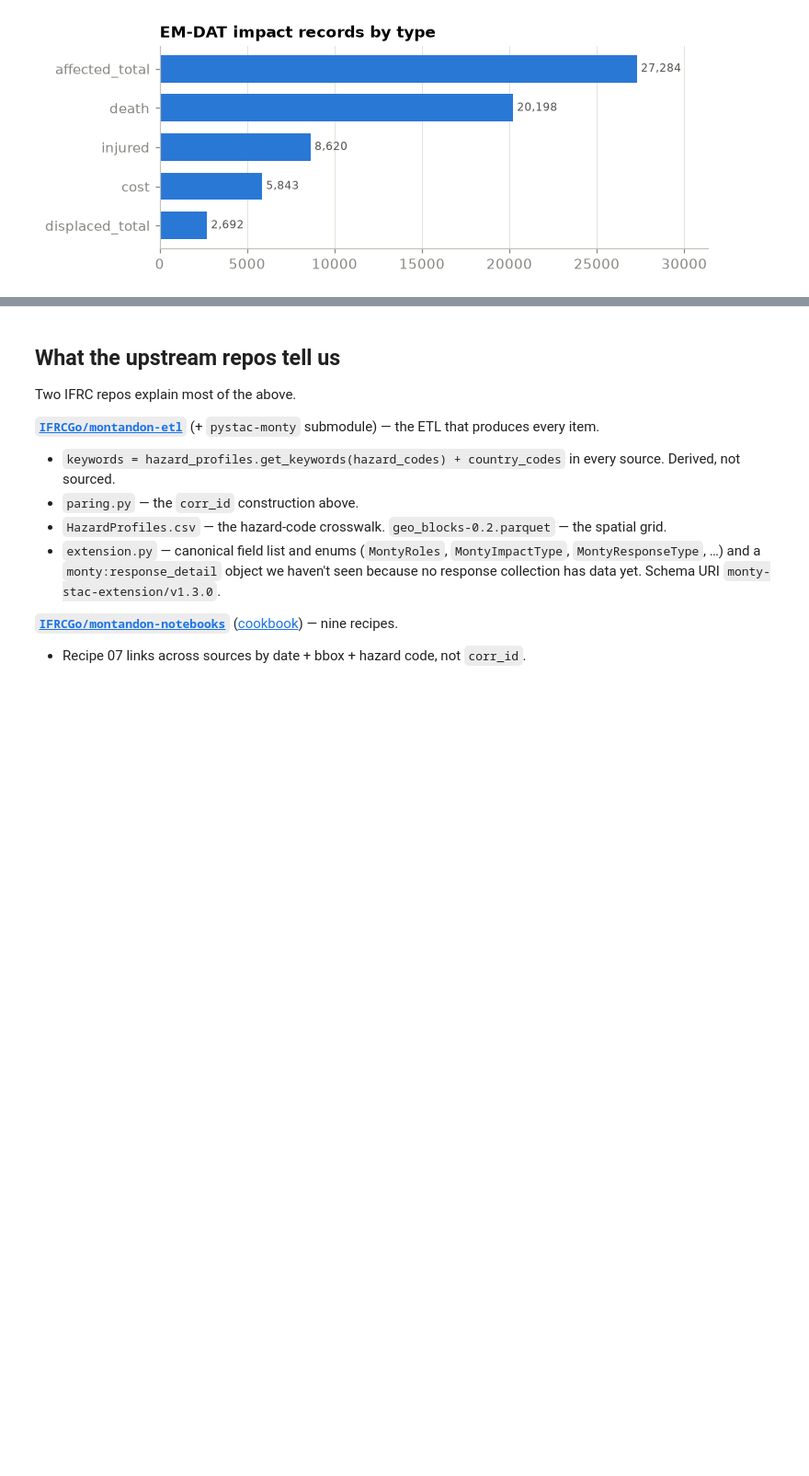
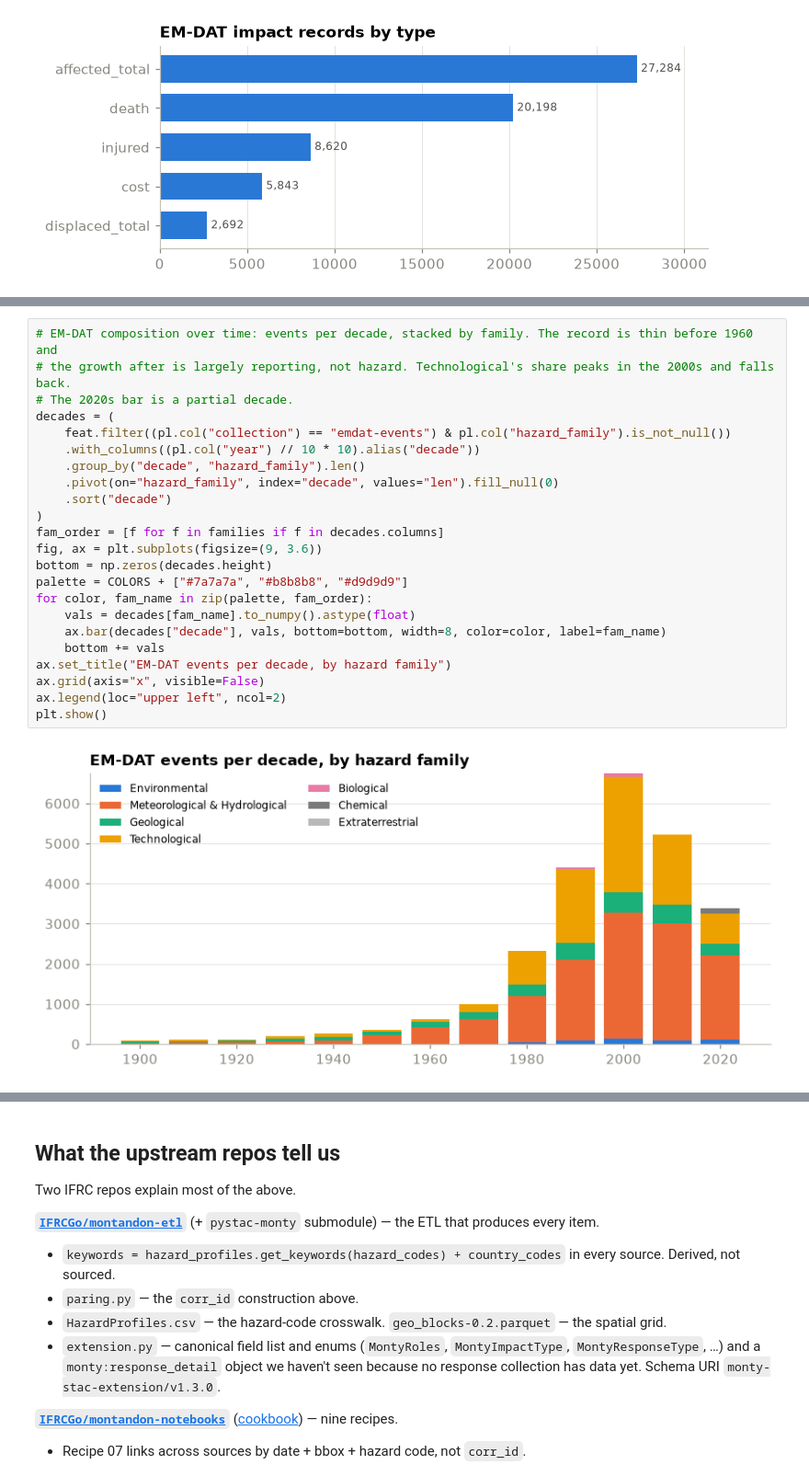
Before and after one commit to jbugli-NJ/fall-2026-group2, a Jupyter notebook: notebooks/eda_nb.ipynb, the cells around one changed output, grey strips where cells are left out. Shown at 92% size. Saved outputs shown, nothing was run; the diff lists cells and outputs as text; blank space fills up the shorter version.

```diff
--- a/notebooks/eda_nb.ipynb
+++ b/notebooks/eda_nb.ipynb
@@ -840,0 +913,25 @@ plt.show()
+# %%
+# EM-DAT composition over time: events per decade, stacked by family. The record is thin before 1960 and
+# the growth after is largely reporting, not hazard. Technological's share peaks in the 2000s and falls back.
+# The 2020s bar is a partial decade.
+decades = (
+    feat.filter((pl.col("collection") == "emdat-events") & pl.col("hazard_family").is_not_null())
+    .with_columns((pl.col("year") // 10 * 10).alias("decade"))
+    .group_by("decade", "hazard_family").len()
+    .pivot(on="hazard_family", index="decade", values="len").fill_null(0)
+    .sort("decade")
+)
+fam_order = [f for f in families if f in decades.columns]
+fig, ax = plt.subplots(figsize=(9, 3.6))
+bottom = np.zeros(decades.height)
+palette = COLORS + ["#7a7a7a", "#b8b8b8", "#d9d9d9"]
+for color, fam_name in zip(palette, fam_order):
+    vals = decades[fam_name].to_numpy().astype(float)
+    ax.bar(decades["decade"], vals, bottom=bottom, width=8, color=color, label=fam_name)
+    bottom += vals
+ax.set_title("EM-DAT events per decade, by hazard family")
+ax.grid(axis="x", visible=False)
+ax.legend(loc="upper left", ncol=2)
+plt.show()
+# %% [output]
+[figure, added]
```
Also changed, not shown: parts of 37 cells of this notebook.
